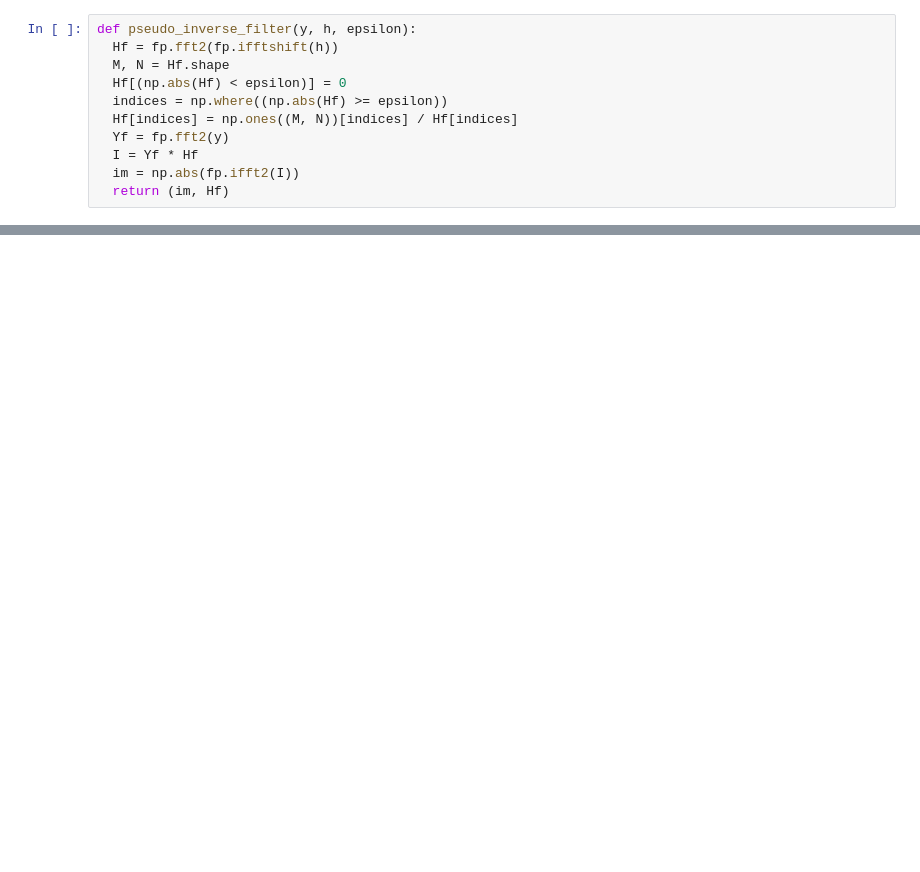
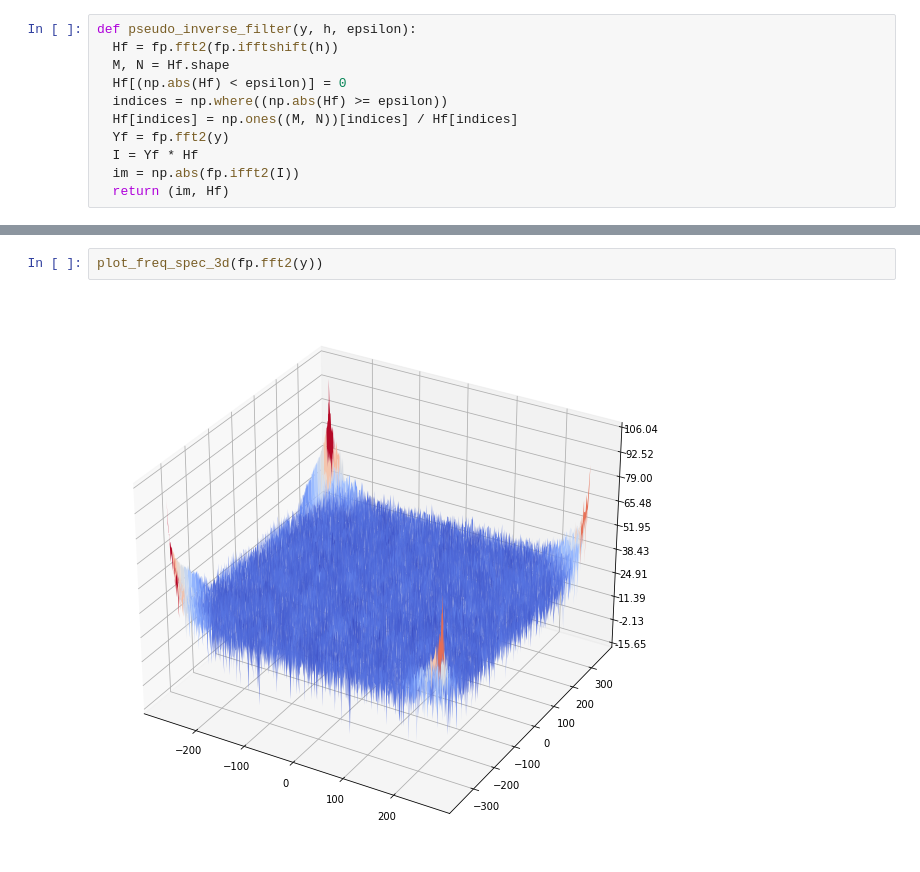
Before and after one commit to lmcanavals/dip, a Jupyter notebook: 11_02_constrained_least_squares.ipynb, the cells around one changed output, grey strips where cells are left out. Drawn from its saved outputs; the diff is of its cells as text; blank space fills up the shorter version.

```diff
--- a/11_02_constrained_least_squares.ipynb
+++ b/11_02_constrained_least_squares.ipynb
@@ -70,0 +127,4 @@ Text(0.5, 1.0, 'Degraded (PSNR: 21.794)')
+# %%
+plot_freq_spec_3d(fp.fft2(y))
+# %% [output]
+[figure, added]
```
Also changed, not shown: parts of 14 cells of this notebook.
